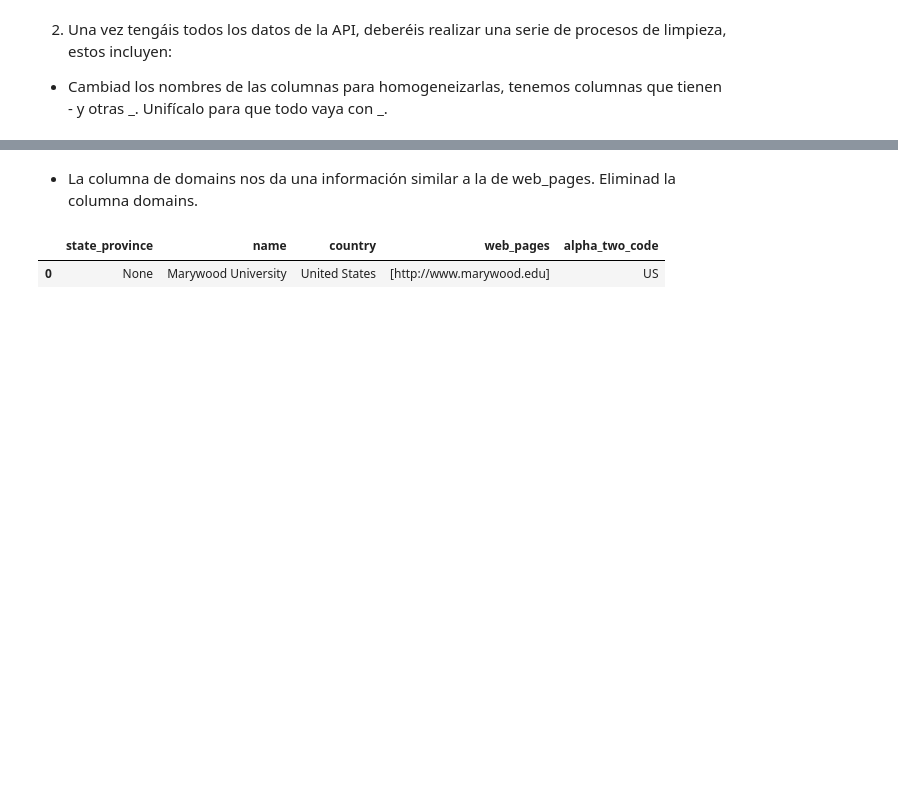
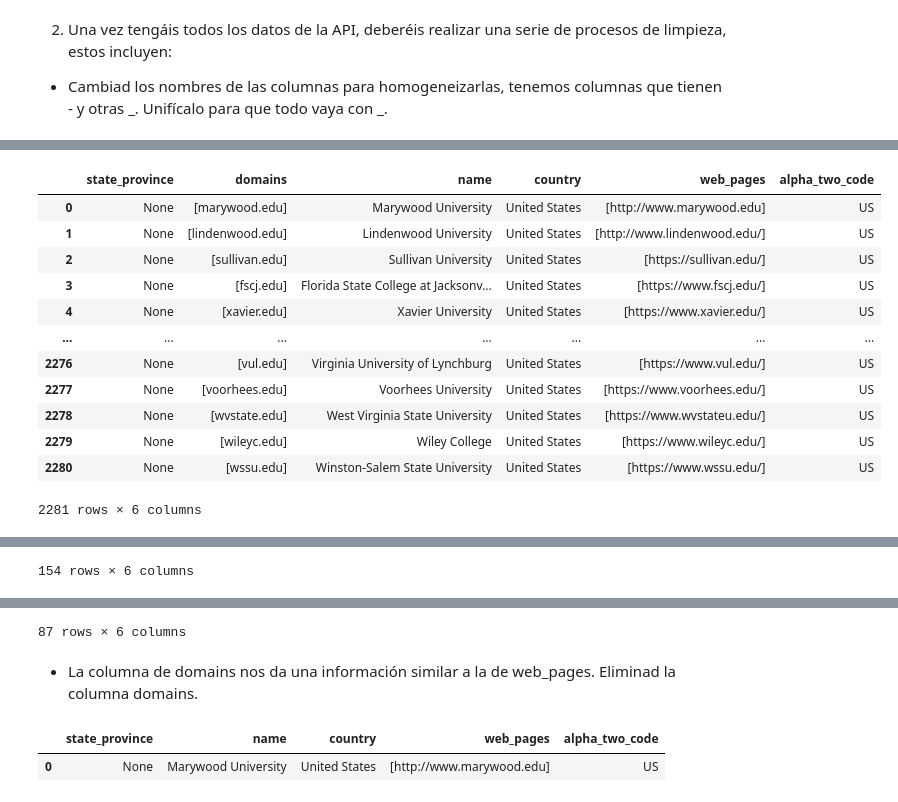
Before and after one commit to Adalab/DA-promoD-mod2-sprint2-Estibaliz, a Jupyter notebook: evaluacion2-modulo2.ipynb, the cells around one changed output, grey strips where cells are left out. Saved outputs shown, nothing was run; the diff lists cells and outputs as text; code cells hidden in the pictures; blank space fills up the shorter version.

```diff
--- a/evaluacion2-modulo2.ipynb
+++ b/evaluacion2-modulo2.ipynb
@@ -107,0 +78,18 @@ display(df_argentina.head(1))
+# %%
+homogeneizar(df_eeuu)
+homogeneizar(df_canada)
+homogeneizar(df_argentina)
+# %% [output]
+|  | state_province | domains | name | country | web_pages | alpha_two_code |
+| 0 | None | [marywood.edu] | Marywood University | United States | [http://www.marywood.edu] | US |
+| 1 | None | [lindenwood.edu] | Lindenwood University | United States | [http://www.lindenwood.edu/] | US |
+| 2 | None | [sullivan.edu] | Sullivan University | United States | [https://sullivan.edu/] | US |
+| 3 | None | [fscj.edu] | Florida State College at Jacksonv... | United States | [https://www.fscj.edu/] | US |
+| 4 | None | [xavier.edu] | Xavier University | United States | [https://www.xavier.edu/] | US |
+| ... | ... | ... | ... | ... | ... | ... |
+| 2276 | None | [vul.edu] | Virginia University of Lynchburg | United States | [https://www.vul.edu/] | US |
+| 2277 | None | [voorhees.edu] | Voorhees University | United States | [https://www.voorhees.edu/] | US |
+| 2278 | None | [wvstate.edu] | West Virginia State University | United States | [https://www.wvstateu.edu/] | US |
+| 2279 | None | [wileyc.edu] | Wiley College | United States | [https://www.wileyc.edu/] | US |
+| 2280 | None | [wssu.edu] | Winston-Salem State University | United States | [https://www.wssu.edu/] | US |
+2281 rows × 6 columns
@@ -107,0 +108 @@ display(df_argentina.head(1))
+154 rows × 6 columns
@@ -108,3 +121,4 @@ display(df_argentina.head(1))
+87 rows × 6 columns
 # %% [markdown]
 - La columna de domains nos da una información similar a la de web_pages. Eliminad la columna domains.
 # %%
```
Also changed, not shown: parts of 14 cells of this notebook.
